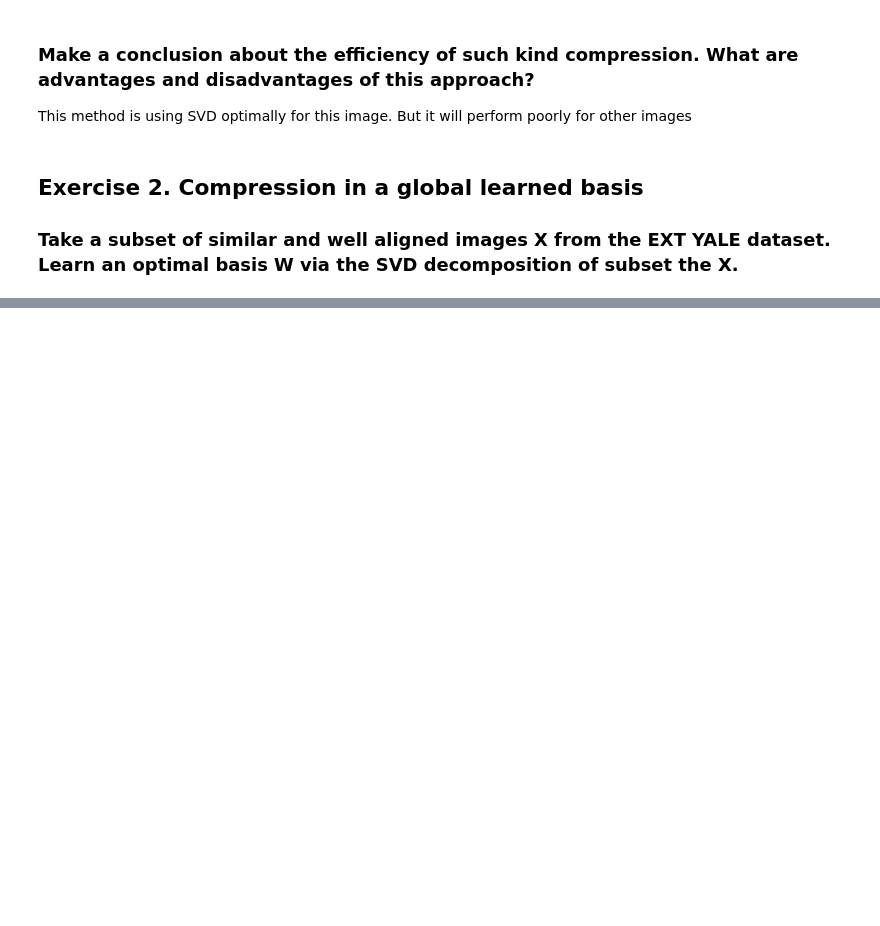
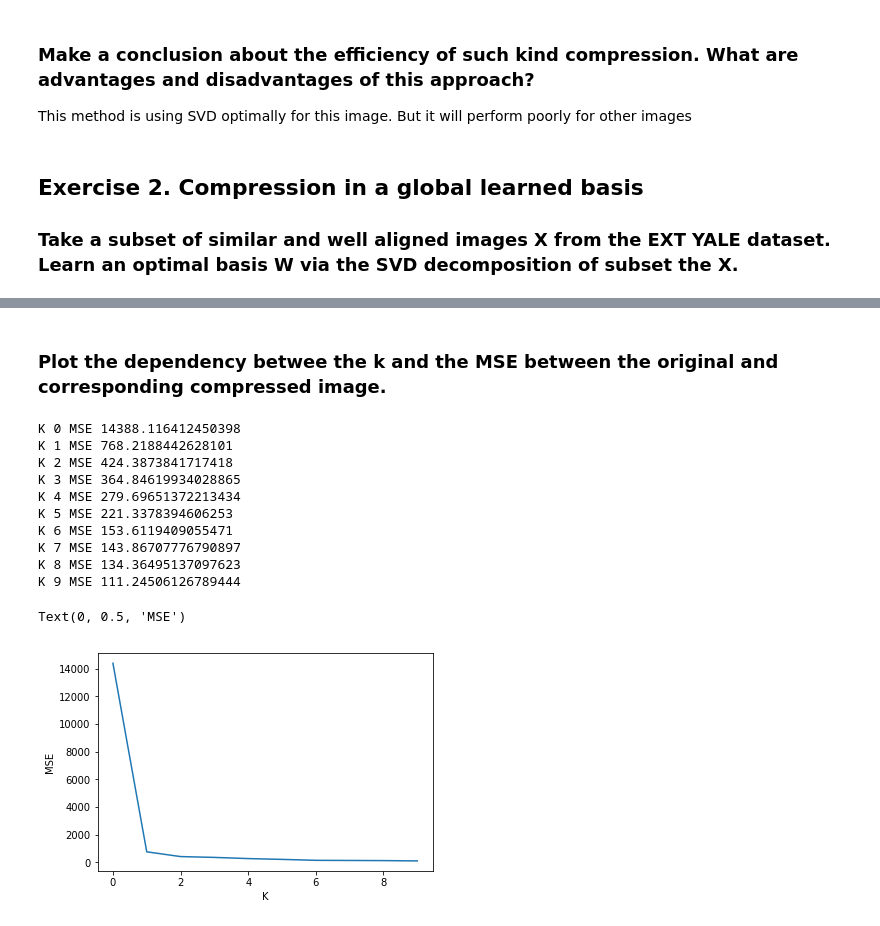
Before and after one commit to partizanos/advanced_image_processing, a Jupyter notebook: AIP_TP5.ipynb, the cells around one changed output, grey strips where cells are left out. Cells and saved outputs as stored; diff of their text form; code cells hidden in the pictures; blank space fills up the shorter version.

```diff
--- a/AIP_TP5.ipynb
+++ b/AIP_TP5.ipynb
@@ -116,0 +181,26 @@ images_subset.shape
+# %% [markdown]
+### Plot the dependency betwee the k and the MSE between the original and corresponding compressed image.
+# %%
+mses = []
+Ks = [k for k in range(10)]
+for k in Ks:
+  im_dis = compression_2(img, W, k)
+  print("K",k,"MSE",mse(img, im_dis))
+  mses.append(mse(img, im_dis))
+
+plt.plot( mses)
+plt.xlabel("K")
+plt.ylabel("MSE")
+# %% [output]
+K 0 MSE 14388.116412450398
+K 1 MSE 768.2188442628101
+K 2 MSE 424.3873841717418
+K 3 MSE 364.84619934028865
+K 4 MSE 279.69651372213434
+K 5 MSE 221.3378394606253
+K 6 MSE 153.6119409055471
+K 7 MSE 143.86707776790897
+K 8 MSE 134.36495137097623
+K 9 MSE 111.24506126789444
+Text(0, 0.5, 'MSE')
+[figure, added]
```
Also changed, not shown: parts of 19 cells of this notebook.
